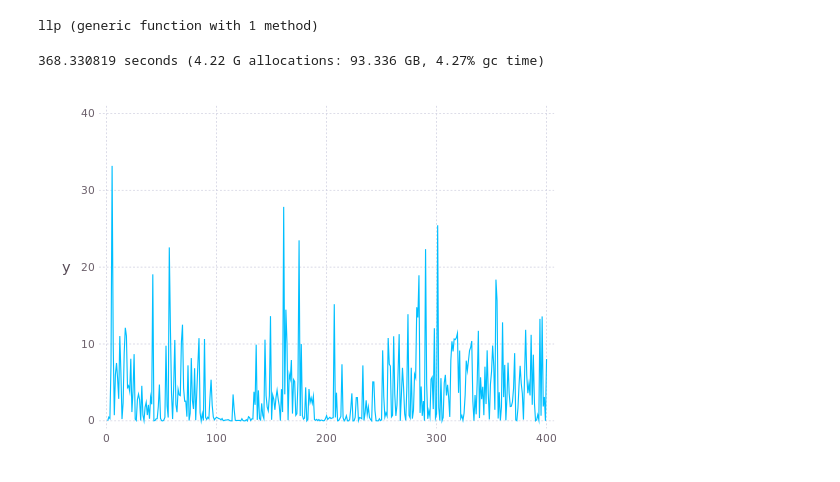
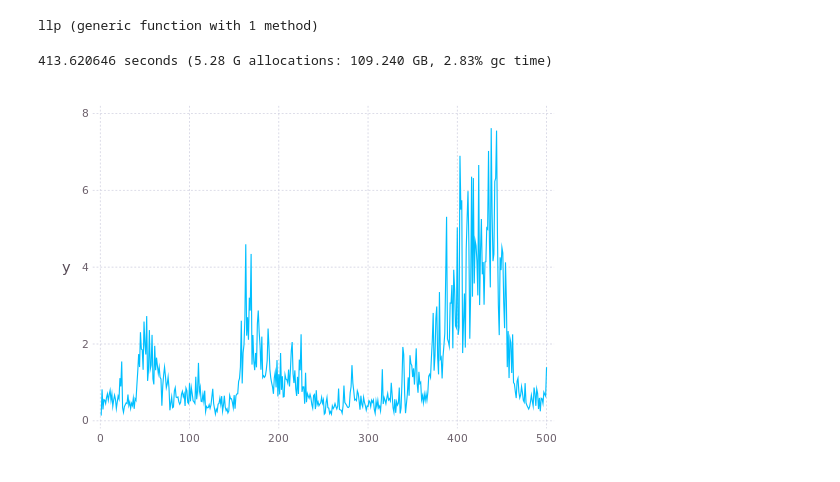
Before and after one commit to thewart/sparse_normal_categorical, a Jupyter notebook: Notebooks/poissonpsbpmtest.ipynb, the cells around one changed output. Cells and saved outputs as stored; diff of their text form; code cells hidden in the pictures.

Commit message:
psbpm variance estimation, but shitty mixing

```diff
--- a/Notebooks/poissonpsbpmtest.ipynb
+++ b/Notebooks/poissonpsbpmtest.ipynb
@@ -14,14 +15,14 @@ end
 # %% [output]
 llp (generic function with 1 method)
 # %%
-@time out = psbpm(y,[],llp,sample_poisson,prior,0,100,40000);
+@time out = psbpm(y,[],llp,sample_poisson,prior,hyperprior,0,100,50000);
 out[:B] = reshape(out[:B],size(out[:B])[2:3]);
 # %% [output]
-368.330819 seconds (4.22 G allocations: 93.336 GB, 4.27% gc time)
+413.620646 seconds (5.28 G allocations: 109.240 GB, 2.83% gc time)
 # %%
-plot(y=out[:theta][6,:],Geom.line)
+plot(y=out[:sigmaB0],Geom.line)
 # %% [output]
-[figure, old version]
+[figure, new version]
 # %%
 plot(y=mapslices(x -> length(unique(x)),out[:z],1),Geom.line)
 # %% [output]
```
Also changed, not shown: parts of 3 cells of this notebook, 1 other file.
